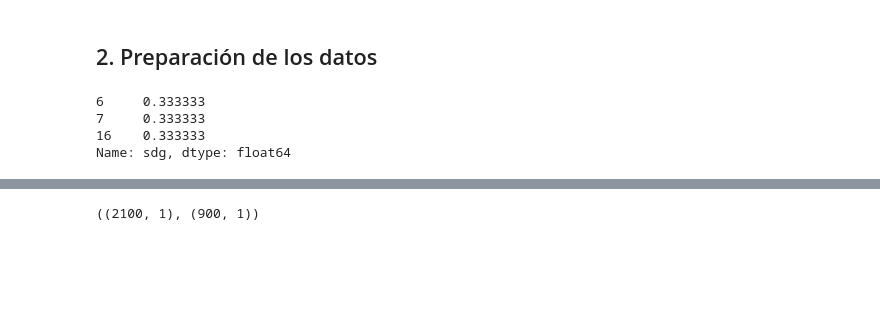
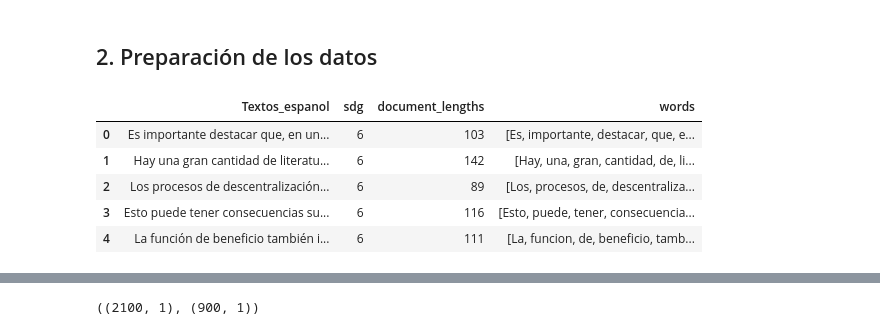
Before and after one commit to montejs3/ProyectoBI, a Jupyter notebook: modeloODS.ipynb, the cells around one changed output, grey strips where cells are left out. Drawn from its saved outputs; the diff is of its cells as text; code cells hidden in the pictures; blank space fills up the shorter version.

```diff
--- a/modeloODS.ipynb
+++ b/modeloODS.ipynb
@@ -210,7 +205,0 @@ df['text5'] = df['text3'].apply(lambda x: " ".join(x))
-# %%
-df["sdg"].value_counts(dropna=False, normalize=True)
-# %% [output]
-6     0.333333
-7     0.333333
-16    0.333333
-Name: sdg, dtype: float64
@@ -219,5 +206,12 @@ df["text5"]=df["text5"].astype(str)
 # %%
 df['Textos_espanol'] = df['Textos_espanol'].apply(contractions.fix) #Aplica la corrección de las contracciones
 # %%
-# df['words'] = df['Textos_espanol'].apply(word_tokenize).apply(preprocessing) #Aplica la eliminación del ruido
-# df.head()
+df['words'] = df['Textos_espanol'].apply(word_tokenize).apply(preprocessing) #Aplica la eliminación del ruido
+df.head()
+# %% [output]
+|  | Textos_espanol | sdg | document_lengths | words |
+| 0 | Es importante destacar que, en un... | 6 | 103 | [Es, importante, destacar, que, e... |
+| 1 | Hay una gran cantidad de literatu... | 6 | 142 | [Hay, una, gran, cantidad, de, li... |
+| 2 | Los procesos de descentralización... | 6 | 89 | [Los, procesos, de, descentraliza... |
+| 3 | Esto puede tener consecuencias su... | 6 | 116 | [Esto, puede, tener, consecuencia... |
+| 4 | La función de beneficio también i... | 6 | 111 | [La, funcion, de, beneficio, tamb... |
```
Also changed, not shown: parts of 14 cells of this notebook.
